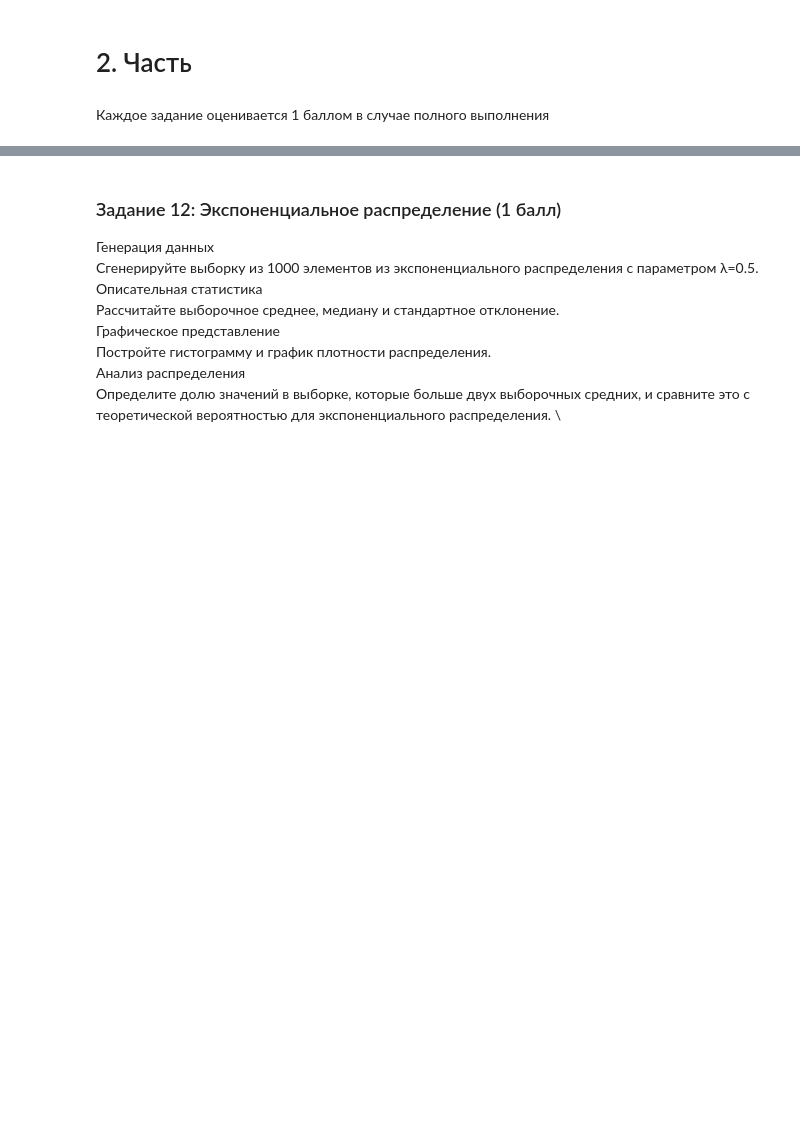
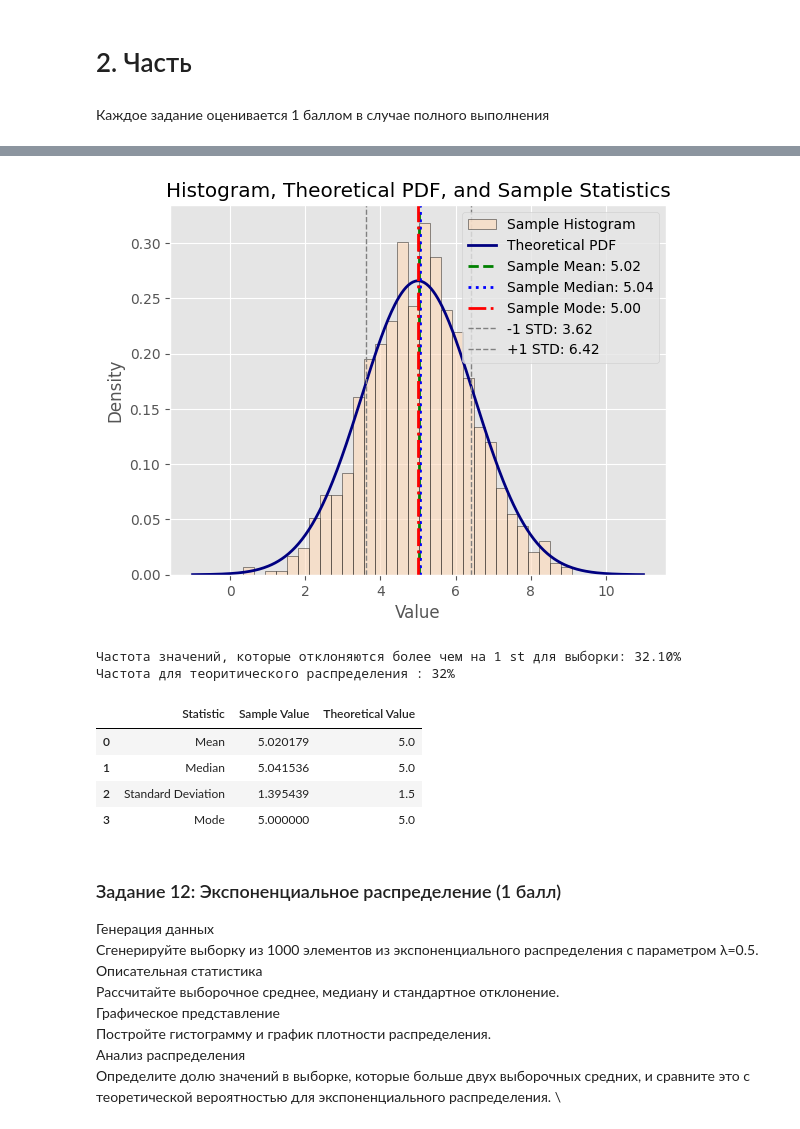
Before and after one commit to Evgenii-Iurin/ITMO, a Jupyter notebook: itmo_math_stat/ITMO_MathStat_HW_1.ipynb, the cells around one changed output, grey strips where cells are left out. Saved outputs shown, nothing was run; the diff lists cells and outputs as text; code cells hidden in the pictures; blank space fills up the shorter version.

```diff
--- a/itmo_math_stat/ITMO_MathStat_HW_1.ipynb
+++ b/itmo_math_stat/ITMO_MathStat_HW_1.ipynb
@@ -444,3 +432,47 @@ Theoretical percentage for normal distribution: 31.73%
+# %%
+def visualize_normal_with_samples(samples, mu, sigma, sample_mean, sample_median, sample_mode, sample_std):
+    x = np.linspace(mu - 4*sigma, mu + 4*sigma, 400)
+    pdf = norm.pdf(x, mu, sigma)
+
+    # Histogram
+    plt.hist(samples, bins=30, density=True, alpha=0.6, color='peachpuff', edgecolor='black', label='Sample Histogram')
+
+    # Theoretical PDF
+    plt.plot(x, pdf, color='navy', lw=2, label='Theoretical PDF')
+
+    # Add mean, median, mode, and std devs
+    plt.axvline(sample_mean, color='green', linestyle='--', lw=2, label=f'Sample Mean: {sample_mean:.2f}')
+    plt.axvline(sample_median, color='blue', linestyle=':', lw=2, label=f'Sample Median: {sample_median:.2f}')
+    plt.axvline(sample_mode, color='red', linestyle='-.', lw=2, label=f'Sample Mode: {sample_mode:.2f}')
+    plt.axvline(sample_mean - sample_std, color='gray', linestyle='--', lw=1, label=f'-1 STD: {sample_mean - sample_std:.2f}')
+    plt.axvline(sample_mean + sample_std, color='gray', linestyle='--', lw=1, label=f'+1 STD: {sample_mean + sample_std:.2f}')
+
+    # Titles and labels
+    plt.title('Histogram, Theoretical PDF, and Sample Statistics')
+    plt.xlabel('Value')
+    plt.ylabel('Density')
+
+    plt.legend()
+    plt.show()
+
+visualize_normal_with_samples(samples, mu, sigma, sample_mean, sample_median, sample_mode, sample_std)
+
+deviation_threshold = sample_std  # One standard deviation
+deviation_values = samples[np.abs(samples - sample_mean) > deviation_threshold]
+frequency = len(deviation_values) / len(samples)
+print(f"Частота значений, которые отклоняются более чем на 1 st для выборки: {frequency * 100:.2f}%")
+print(f"Частота для теоритического распределения : 32%")
+
+df
+# %% [output]
+[figure, added]
+Частота значений, которые отклоняются более чем на 1 st для выборки: 32.10%
+Частота для теоритического распределения : 32%
+|  | Statistic | Sample Value | Theoretical Value |
+| 0 | Mean | 5.020179 | 5.0 |
+| 1 | Median | 5.041536 | 5.0 |
+| 2 | Standard Deviation | 1.395439 | 1.5 |
+| 3 | Mode | 5.000000 | 5.0 |
 # %% [markdown]
 ### Задание 12: Экспоненциальное распределение (1 балл)
 Генерация данных \
```
Also changed, not shown: parts of 9 cells of this notebook.
